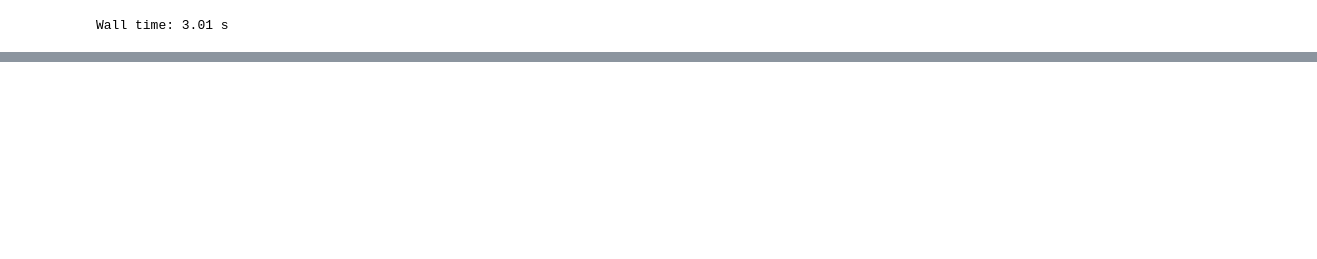
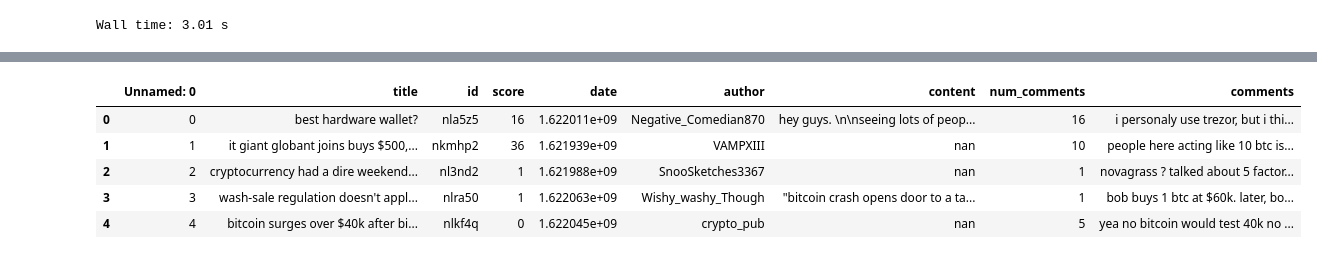
Before and after one commit to HSabbar/Reddit-ML, a Jupyter notebook: Reddit-btc-ML.ipynb, the cells around one changed output, grey strips where cells are left out. Saved outputs shown, nothing was run; the diff lists cells and outputs as text; code cells hidden in the pictures; blank space fills up the shorter version.

```diff
--- a/Reddit-btc-ML.ipynb
+++ b/Reddit-btc-ML.ipynb
@@ -126,0 +133,31 @@ Wall time: 3.91 s
+# %%
+class Label_nltk():
+    def __init__(self, df):
+        self.df = df
+        self.colmuns_text = ["title", "content", "comments"]
+
+    def label(self, colmun):
+        labels = []
+        for col in self.df.colmun:
+            suntances = tokenize.sent_tokenize(col)
+            #label_last = None
+            for suntance in suntances:
+                scor = sia.polarity_scores(suntance)
+                label = max(scor.items(), key=operator.itemgetter(1))
+
+                #if label == label_last :
+                #    print(label, suntance)
+                #label_last = label
+            labels.append(label)
+        self.df[f'label_{colmun}'] = labels
+
+    def make_lable(self):
+        with ThreadPoolExecutor(max_workers=62) as executor:
+            for colmun in self.colmuns_text:
+                executor.submit(self.label, colmun)
+# %%
+%%time
+data_labels = Label_nltk(df2)
+data_labels.make_lable()
+df2.head()
+# %% [output]
@@ -126,0 +165,6 @@ Wall time: 3.91 s
+|  | Unnamed: 0 | title | id | score | date | author | content | num_comments | comments |
+| 0 | 0 | best hardware wallet? | nla5z5 | 16 | 1.622011e+09 | Negative_Comedian870 | hey guys. \n\nseeing lots of peop... | 16 | i personaly use trezor, but i thi... |
+| 1 | 1 | it giant globant joins buys $500,... | nkmhp2 | 36 | 1.621939e+09 | VAMPXIII | nan | 10 | people here acting like 10 btc is... |
+| 2 | 2 | cryptocurrency had a dire weekend... | nl3nd2 | 1 | 1.621988e+09 | SnooSketches3367 | nan | 1 | novagrass ? talked about 5 factor... |
+| 3 | 3 | wash-sale regulation doesn't appl... | nlra50 | 1 | 1.622063e+09 | Wishy_washy_Though | "bitcoin crash opens door to a ta... | 1 | bob buys 1 btc at $60k. later, bo... |
+| 4 | 4 | bitcoin surges over $40k after bi... | nlkf4q | 0 | 1.622045e+09 | crypto_pub | nan | 5 | yea no bitcoin would test 40k no ... |
```
Also changed, not shown: parts of 7 cells of this notebook.
